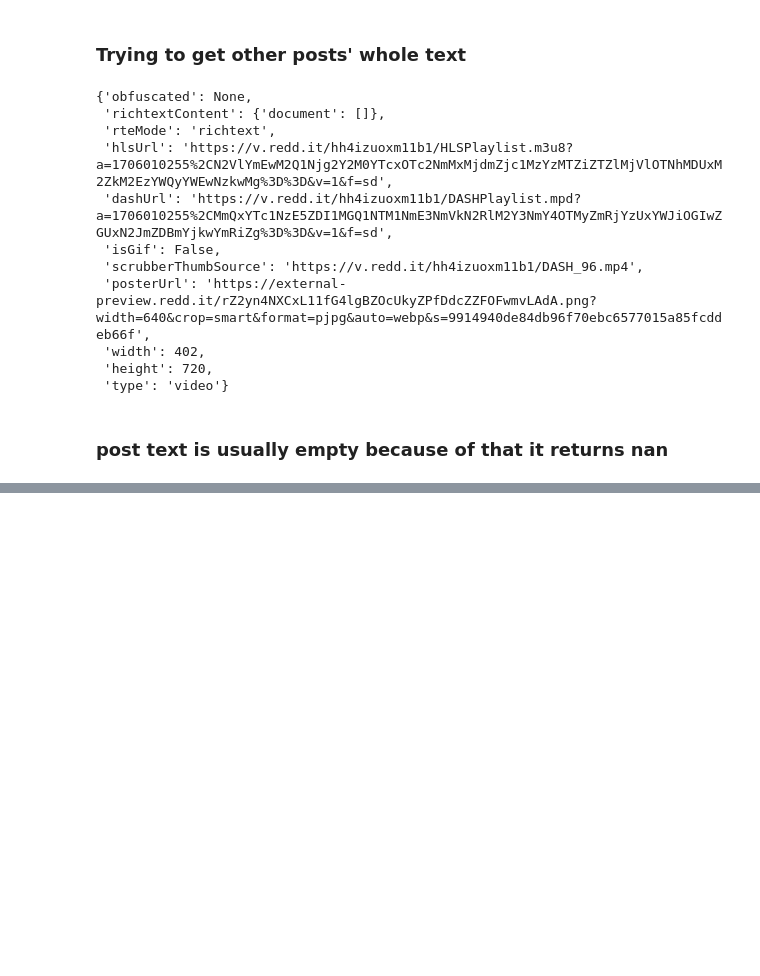
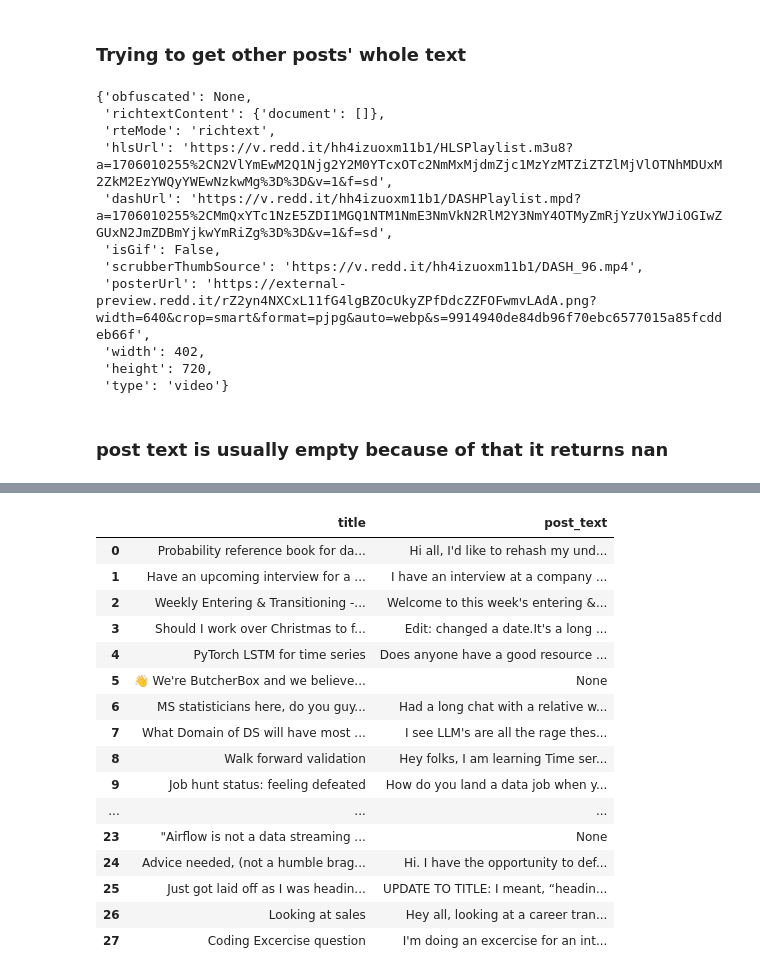
Before and after one commit to AslihanYoldas/Data-Science-reddit-api-project-Ada-lovelace-academy, a Jupyter notebook: main.ipynb, the cells around one changed output, grey strips where cells are left out. Saved outputs shown, nothing was run; the diff lists cells and outputs as text; code cells hidden in the pictures; blank space fills up the shorter version.

```diff
--- a/main.ipynb
+++ b/main.ipynb
@@ -222,0 +301,20 @@ KeyError: 'c'
+# %%
+ds_posts_df[['title','post_text']]
+# %% [output]
+|  | title | post_text |
+| 0 | Probability reference book for da... | Hi all, I'd like to rehash my und... |
+| 1 | Have an upcoming interview for a ... | I have an interview at a company ... |
+| 2 | Weekly Entering & Transitioning -... | Welcome to this week's entering &... |
+| 3 | Should I work over Christmas to f... | Edit: changed a date.It's a long ... |
+| 4 | PyTorch LSTM for time series | Does anyone have a good resource ... |
+| 5 | 👋 We're ButcherBox and we believe... | None |
+| 6 | MS statisticians here, do you guy... | Had a long chat with a relative w... |
+| 7 | What Domain of DS will have most ... | I see LLM's are all the rage thes... |
+| 8 | Walk forward validation | Hey folks, I am learning Time ser... |
+| 9 | Job hunt status: feeling defeated | How do you land a data job when y... |
+| ... | ... | ... |
+| 23 | "Airflow is not a data streaming ... | None |
+| 24 | Advice needed, (not a humble brag... | Hi. I have the opportunity to def... |
+| 25 | Just got laid off as I was headin... | UPDATE TO TITLE: I meant, “headin... |
+| 26 | Looking at sales | Hey all, looking at a career tran... |
+| 27 | Coding Excercise question | I'm doing an excercise for an int... |
```
Also changed, not shown: parts of 13 cells of this notebook, 1 other file.
